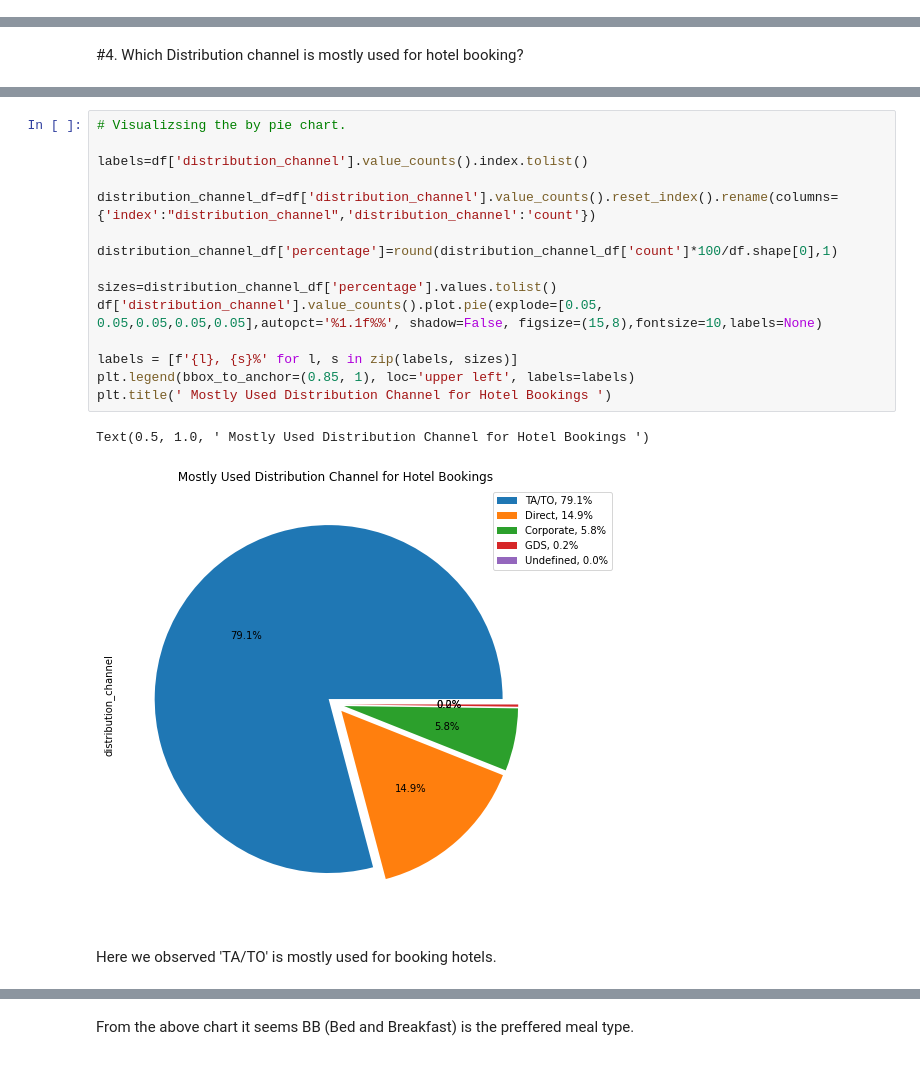
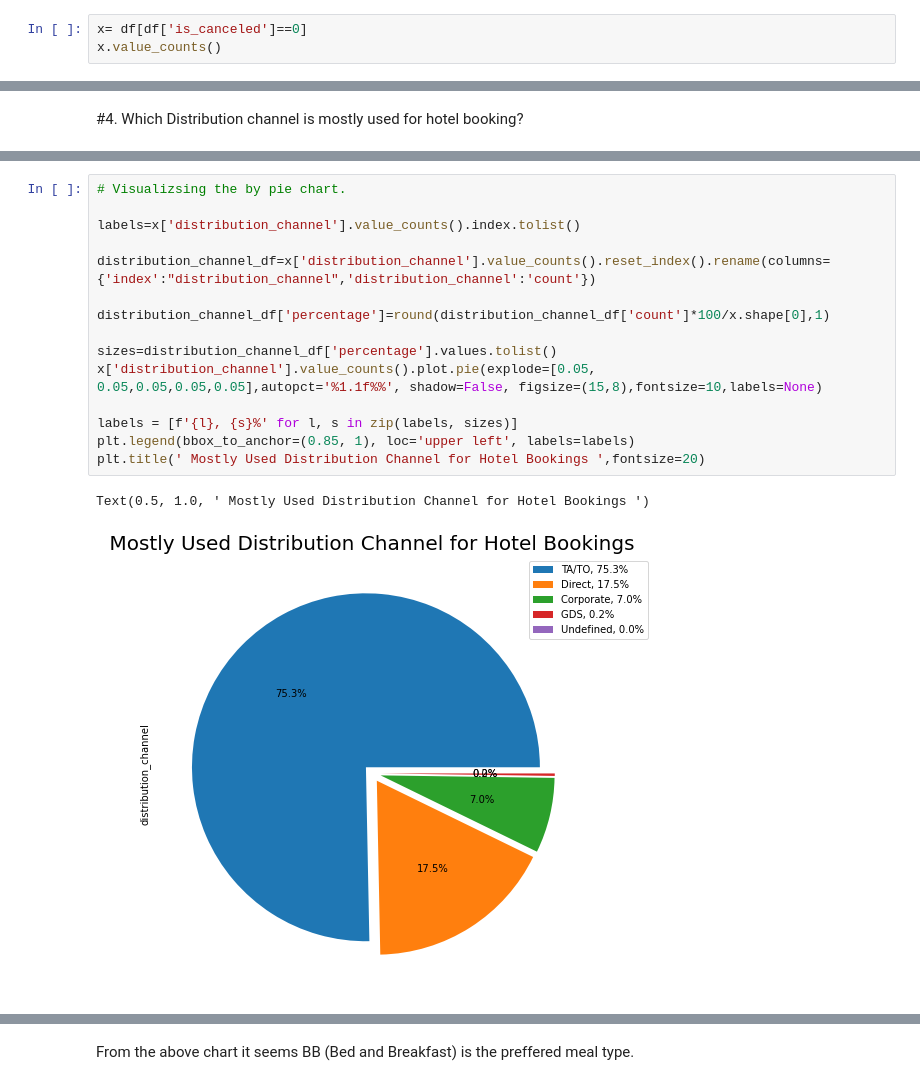
Before and after one commit to Priyanka40k/EDA_Hotel-Booking-Capston-Project, a Jupyter notebook: Copy_of_EDA_Hotel_booking_Q1.ipynb, the cells around one changed output, grey strips where cells are left out. Drawn from its saved outputs; the diff is of its cells as text.

```diff
--- a/Copy_of_EDA_Hotel_booking_Q1.ipynb
+++ b/Copy_of_EDA_Hotel_booking_Q1.ipynb
@@ -266,3 +296,6 @@ perc_missing_data
 # %% [markdown]
 #1. Which hotel is prefered by the guest?
 Let’s answer our first question, how many bookings were made for each type of hotel.
+# %%
+x= df[df['is_canceled']==0]
+x.value_counts()
@@ -335,20 +436,18 @@ Here we can observed that the country 'PRT' (Portugal) gives us the maximum book
 # %%
 # Visualizsing the by pie chart.
 
-labels=df['distribution_channel'].value_counts().index.tolist()
+labels=x['distribution_channel'].value_counts().index.tolist()
 
-distribution_channel_df=df['distribution_channel'].value_counts().reset_index().rename(columns={'index':"distribution_channel",'distribution_channel':'count'})
+distribution_channel_df=x['distribution_channel'].value_counts().reset_index().rename(columns={'index':"distribution_channel",'distribution_channel':'count'})
 
-distribution_channel_df['percentage']=round(distribution_channel_df['count']*100/df.shape[0],1)
+distribution_channel_df['percentage']=round(distribution_channel_df['count']*100/x.shape[0],1)
 
 sizes=distribution_channel_df['percentage'].values.tolist()
-df['distribution_channel'].value_counts().plot.pie(explode=[0.05, 0.05,0.05,0.05,0.05],autopct='%1.1f%%', shadow=False, figsize=(15,8),fontsize=10,labels=None)
+x['distribution_channel'].value_counts().plot.pie(explode=[0.05, 0.05,0.05,0.05,0.05],autopct='%1.1f%%', shadow=False, figsize=(15,8),fontsize=10,labels=None)
 
 labels = [f'{l}, {s}%' for l, s in zip(labels, sizes)]
 plt.legend(bbox_to_anchor=(0.85, 1), loc='upper left', labels=labels)
-plt.title(' Mostly Used Distribution Channel for Hotel Bookings ')
+plt.title(' Mostly Used Distribution Channel for Hotel Bookings ',fontsize=20)
 # %% [output]
 Text(0.5, 1.0, ' Mostly Used Distribution Channel for Hotel Bookings ')
-[figure, old version]
+[figure, new version]
-# %% [markdown]
-Here we observed 'TA/TO' is mostly used for booking hotels.
```
Also changed, not shown: parts of 80 cells of this notebook.
